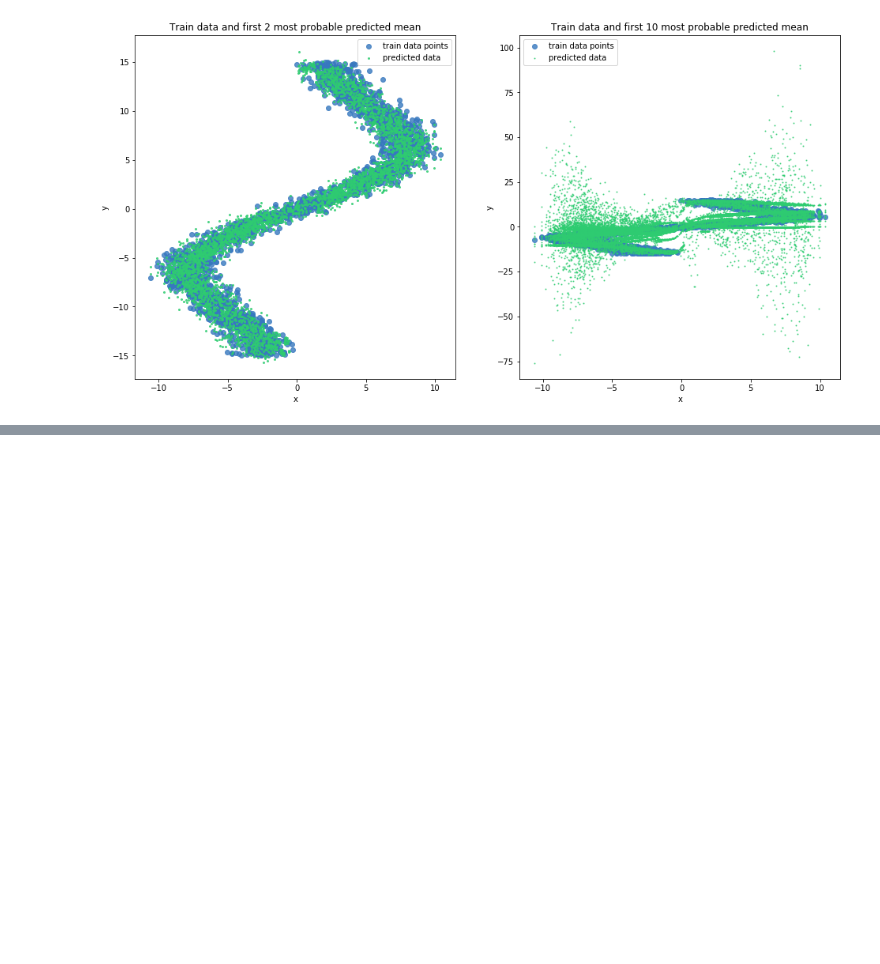
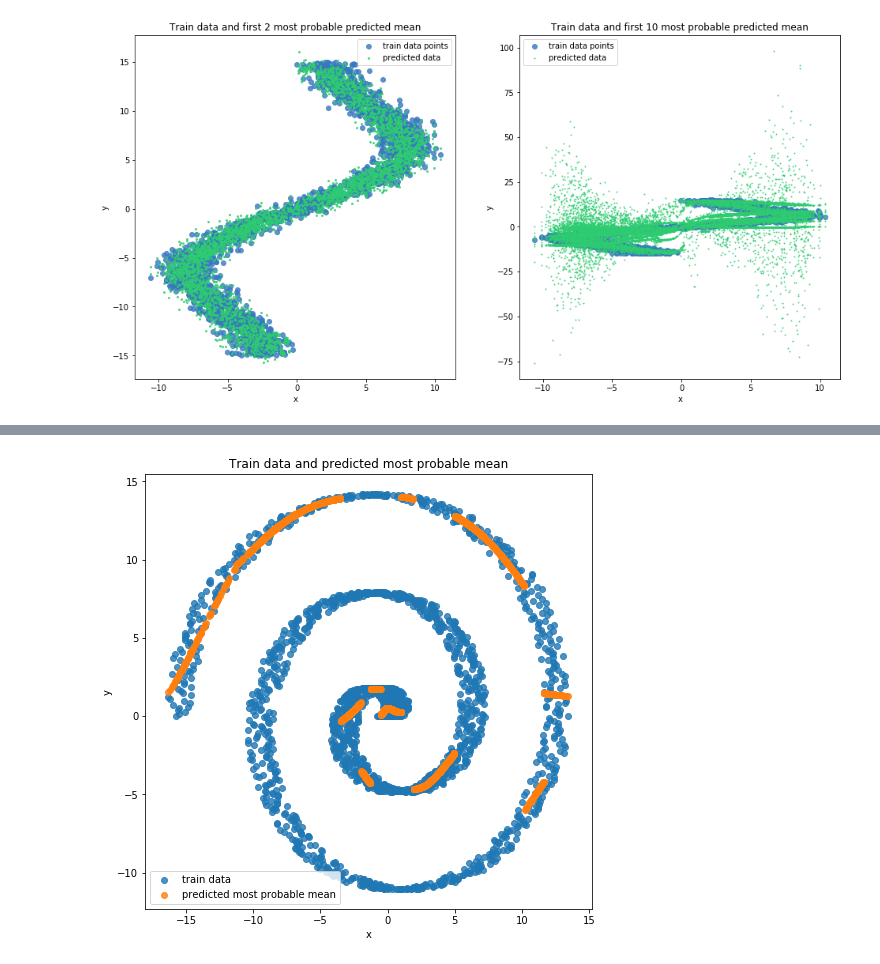
Before and after one commit to moonl1ght/MDN, a Jupyter notebook: MDN.ipynb, the cells around one changed output, grey strips where cells are left out. Drawn from its saved outputs; the diff is of its cells as text; code cells hidden in the pictures; blank space fills up the shorter version.

```diff
--- a/MDN.ipynb
+++ b/MDN.ipynb
@@ -396,0 +467,4 @@ plt.show()
+# %%
+mdn_net = MDN()
+print(mdn_net)
+mdn_net, mdn_train_losses, mdn_test_losses = train_mdn(mdn_net, x_train, y_train, x_test, y_test)
@@ -396,0 +479,16 @@ plt.show()
+# %%
+pi, mu, sigma_sq = mdn_net(Variable(torch.from_numpy(x_test)))
+most_prob_mu_vals = most_prob_mu(pi, mu)
+n_mu_vals = most_n_mu(pi, mu, samples=4)
+preds = rand_n_sample_cumulative(pi, mu, sigma_sq, samples=10)
+fn_preds = n_best_sample(pi, mu, sigma_sq, samples=10)
+# %%
+fig = plt.figure(figsize=(8, 8))
+ax = sns.regplot(x_test, y_test, fit_reg=False)
+ax = sns.regplot(x_test, most_prob_mu_vals.data.numpy(), fit_reg=False)
+ax.set(xlabel='x', ylabel='y')
+plt.title('Train data and predicted most probable mean')
+plt.legend(['train data', 'predicted most probable mean'])
+plt.show()
+# %% [output]
+[figure, added]
```
Also changed, not shown: parts of 15 cells of this notebook.
